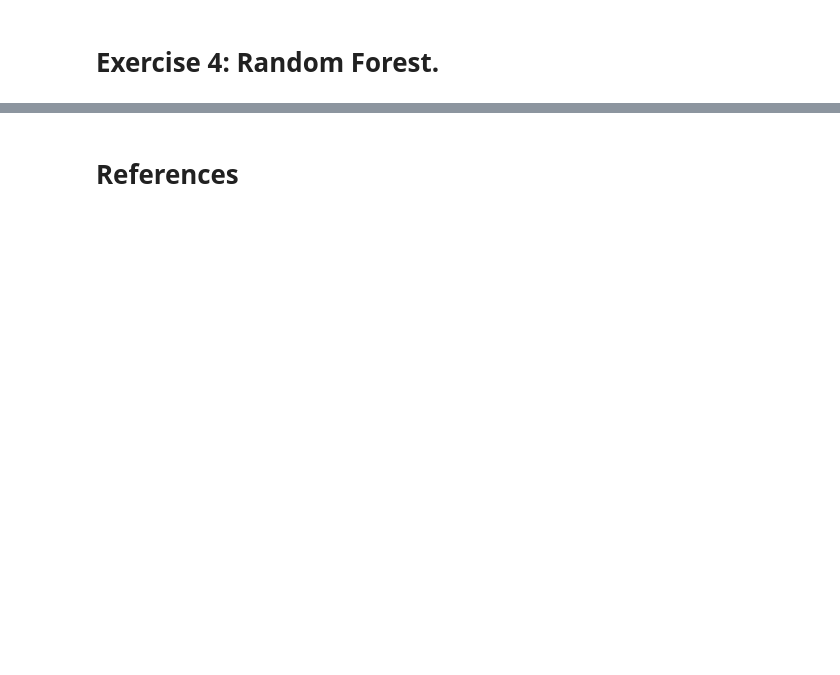
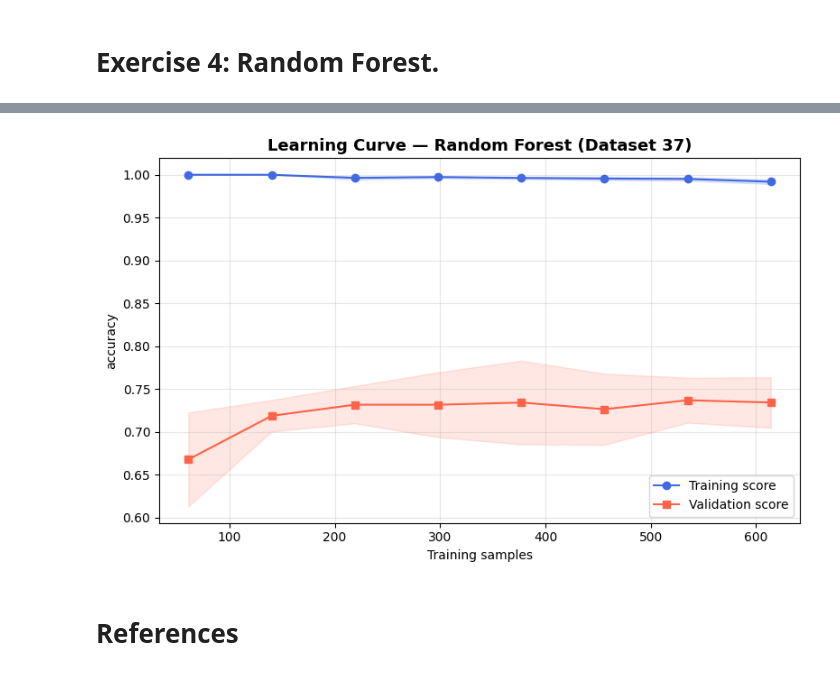
Before and after one commit to Jero2110/Advanced_ML_Phase_3, a Jupyter notebook: analysis/G01_Jeronimo_Ramos_Phase3.ipynb, the cells around one changed output, grey strips where cells are left out. Saved outputs shown, nothing was run; the diff lists cells and outputs as text; code cells hidden in the pictures; blank space fills up the shorter version.

```diff
--- a/analysis/G01_Jeronimo_Ramos_Phase3.ipynb
+++ b/analysis/G01_Jeronimo_Ramos_Phase3.ipynb
@@ -831,3 +983,18 @@ plt.show()
+# %%
+fig, ax = plt.subplots(figsize=(8, 5))
+plot_learning_curve(
+    RandomForestClassifier(
+        n_estimators=300, max_features='sqrt', oob_score=False,
+        n_jobs=-1, random_state=42
+    ),
+    X_class_adj, y_class,
+    title='Learning Curve — Random Forest (Dataset 37)',
+    cv=cv_clf, scoring='accuracy', ax=ax
+)
+plt.tight_layout()
+plt.show()
+# %% [output]
+[figure, added]
 # %% [markdown]
 # References
 # %%
```
Also changed, not shown: parts of 25 cells of this notebook, 1 other file.
